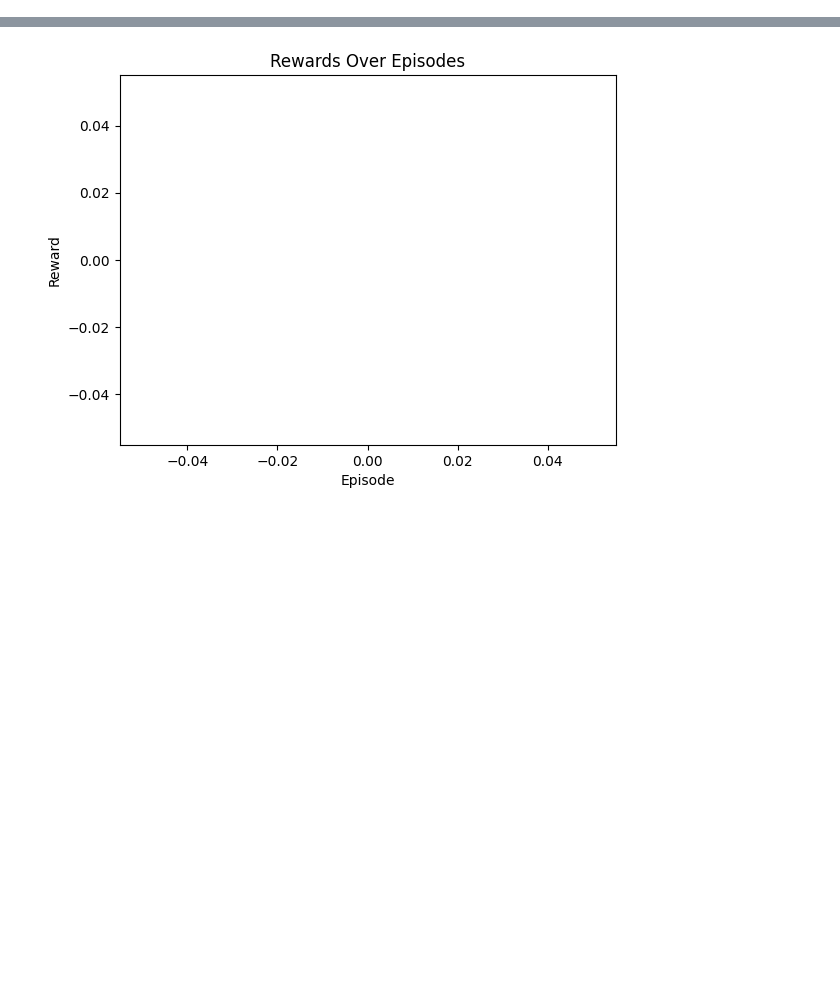
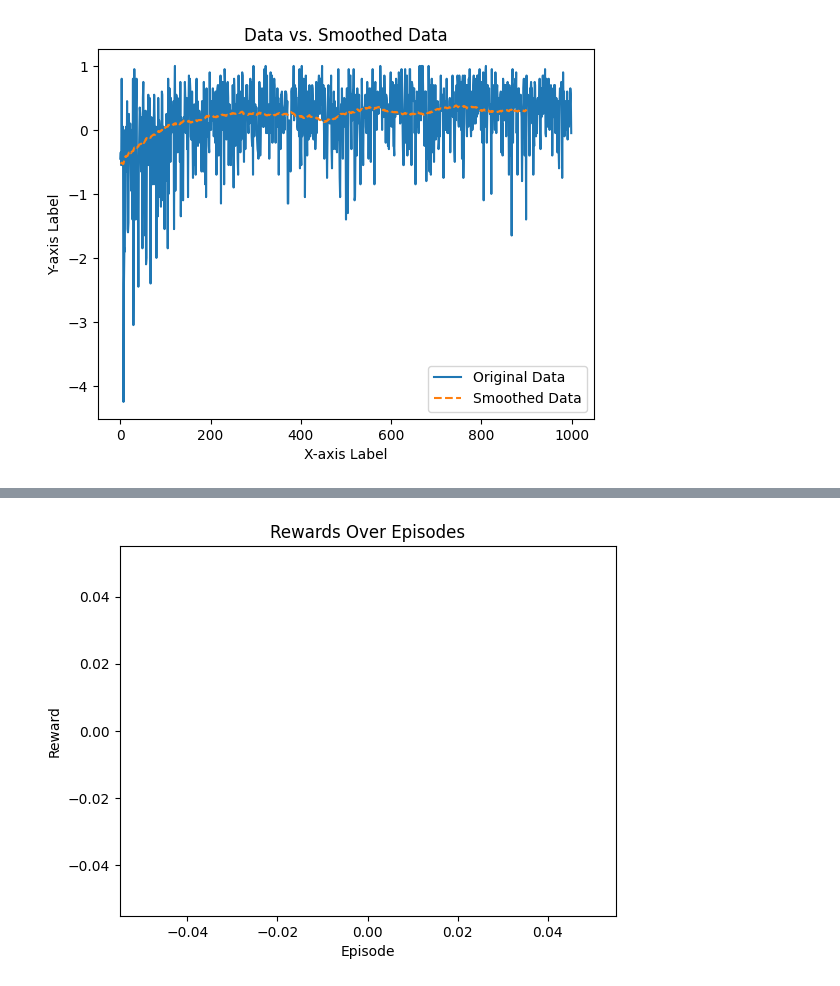
Before and after one commit to Taikatou/economy-monte-carlo, a Jupyter notebook: open_ai_environment.ipynb, the cells around one changed output, grey strips where cells are left out. Saved outputs shown, nothing was run; the diff lists cells and outputs as text; code cells hidden in the pictures; blank space fills up the shorter version.

```diff
--- a/open_ai_environment.ipynb
+++ b/open_ai_environment.ipynb
@@ -250,3 +268,25 @@ TypeError: expected np.ndarray (got list)
+# %%
+def moving_average(data, window_size):
+    """Smooth data by calculating the moving average over a window."""
+    if window_size <= 1:
+        return data  # No smoothing needed for window size 1 or less
+
+    cumulative_sum = np.cumsum(np.insert(data, 0, 0))
+    smoothed_data = (cumulative_sum[window_size:] - cumulative_sum[:-window_size]) / window_size
+    return smoothed_data
+
+smoothed_data = moving_average(total_discounted_rewards, window_size=100)  # Example window size
+
+# Plotting
+plt.plot(total_discounted_rewards, label='Original Data')
+plt.plot(smoothed_data, label='Smoothed Data', linestyle='--')
+plt.title("Data vs. Smoothed Data")
+plt.xlabel("X-axis Label")
+plt.ylabel("Y-axis Label")
+plt.legend()
+plt.show()
+# %% [output]
+[figure, added]
 # %%
 import math# Discretize the state space
 
```
Also changed, not shown: parts of 9 cells of this notebook.
